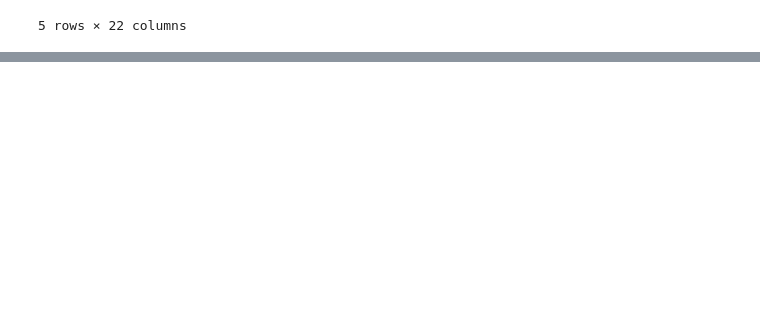
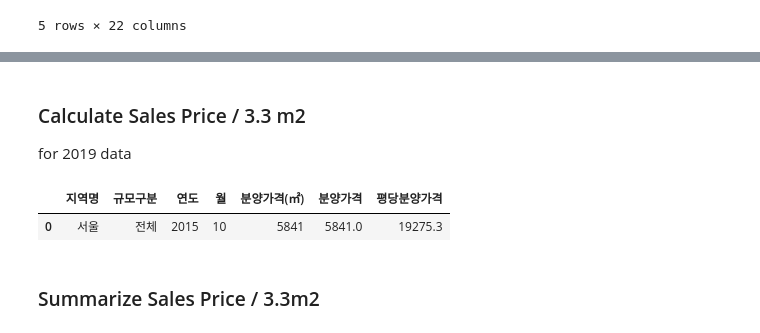
Before and after one commit to taeheelee90/seoulAPTprice, a Jupyter notebook: Real Estate Price - Sales Price (Seoul APT).ipynb, the cells around one changed output, grey strips where cells are left out. Drawn from its saved outputs; the diff is of its cells as text; code cells hidden in the pictures; blank space fills up the shorter version.

```diff
--- a/Real Estate Price - Sales Price (Seoul APT).ipynb
+++ b/Real Estate Price - Sales Price (Seoul APT).ipynb
@@ -68,0 +162,13 @@ df_first.tail()
+# %% [markdown]
+### Calculate Sales Price / 3.3 m2
+for 2019 data
+# %%
+df_last["평당분양가격"] = df_last["분양가격"] * 3.3
+
+# new column is added in the end
+df_last.head(1)
+# %% [output]
+|  | 지역명 | 규모구분 | 연도 | 월 | 분양가격(㎡) | 분양가격 | 평당분양가격 |
+| 0 | 서울 | 전체 | 2015 | 10 | 5841 | 5841.0 | 19275.3 |
+# %% [markdown]
+### Summarize Sales Price / 3.3m2
```
Also changed, not shown: parts of 26 cells of this notebook.
